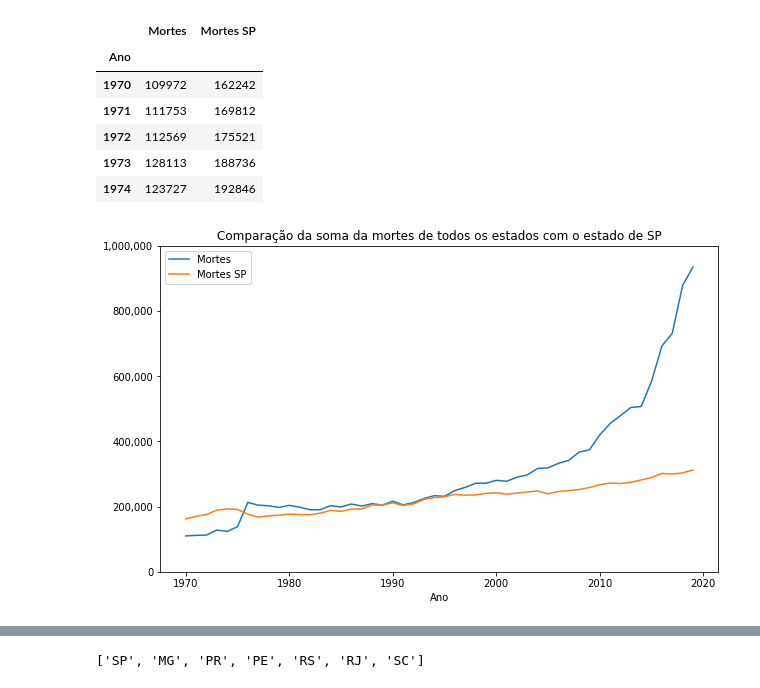
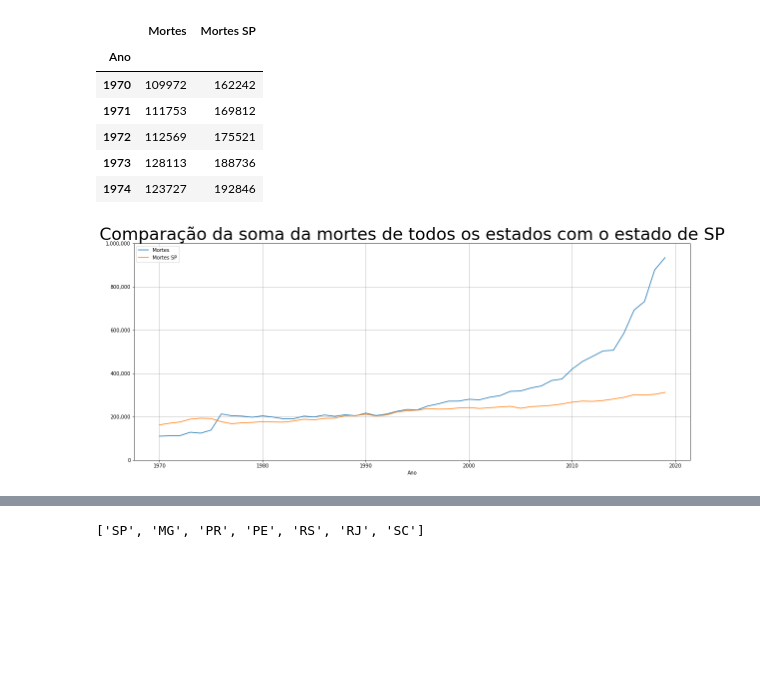
Before and after one commit to r10silveira/bootcampDataScience, a Jupyter notebook: Modulo1/RenatoSilveira_Desafio Modulo1.ipynb, the cells around one changed output, grey strips where cells are left out. Saved outputs shown, nothing was run; the diff lists cells and outputs as text; code cells hidden in the pictures; blank space fills up the shorter version.

```diff
--- a/Modulo1/RenatoSilveira_Desafio Modulo1.ipynb
+++ b/Modulo1/RenatoSilveira_Desafio Modulo1.ipynb
@@ -54,9 +39,9 @@ Inicie aqui o desenvolvimento do seu projeto, não esqueça de adicionar textos
 # %%
-fonte = "../dados/obitos-registro-civil.csv"
+fonte = "https://raw.githubusercontent.com/r10silveira/bootcampDataScience/master/dados/obitos-registro-civil.csv"
 
 dados_original = pd.read_csv(fonte)
 
 dados_original.rename(columns = {"year":"Ano","month":"Mês","state":"Estado","deaths":"Mortes"},inplace = True)
-dados_original.query("Ano == '2020'")
+dados_original.head()
 # %% [output]
 |  | Ano | Mês | Estado | Mortes |
@@ -328,10 +358,10 @@ dados_mortes_sp_versus_outros_estados.head()
 | 1973 | 128113 | 188736 |
 | 1974 | 123727 | 192846 |
 # %%
-ax = dados_mortes_sp_versus_outros_estados.plot(figsize=(10,6))
+ax = dados_mortes_sp_versus_outros_estados.plot(figsize=(20,8),grid=True)
 ax.yaxis.set_major_formatter(ticker.StrMethodFormatter("{x:,.0f}"))
-plt.title("Comparação da soma da mortes de todos os estados com o estado de SP")
+plt.title("Comparação da soma da mortes de todos os estados com o estado de SP",fontdict=fonte_titulo_grafico)
 plt.ylim(0,1000000)
 plt.show()
 # %% [output]
-[figure, old version]
+[figure, new version]
```
Also changed, not shown: parts of 51 cells of this notebook.
